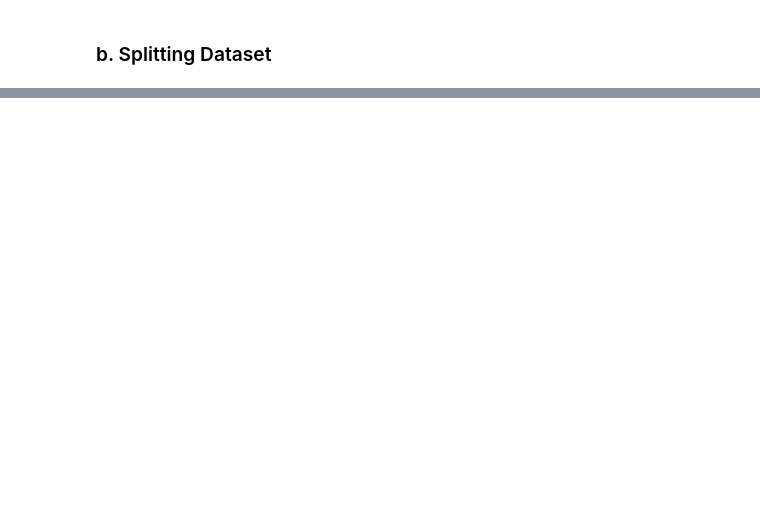
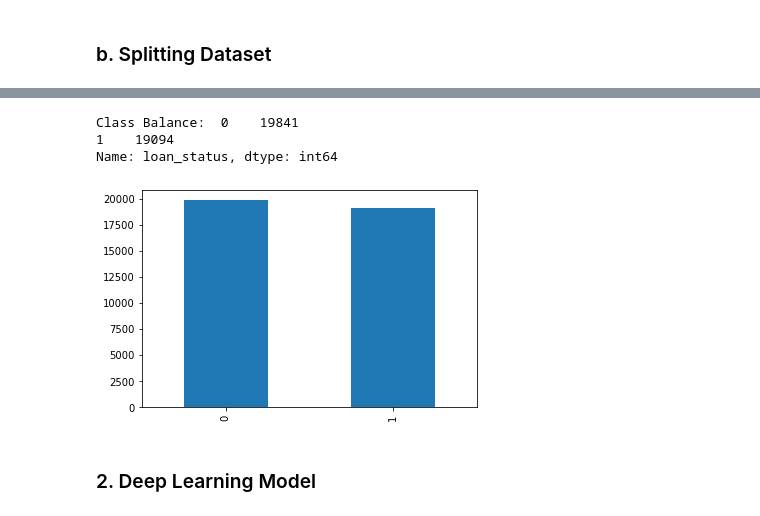
Before and after one commit to H8-Assignments-Bay/finpro-ftds-001-hck-ftds-001-hck-group-004, a Jupyter notebook: final_project_radyatra_sidharta.ipynb, the cells around one changed output, grey strips where cells are left out. Drawn from its saved outputs; the diff is of its cells as text; code cells hidden in the pictures; blank space fills up the shorter version.

```diff
--- a/final_project_radyatra_sidharta.ipynb
+++ b/final_project_radyatra_sidharta.ipynb
@@ -1337,0 +1780,15 @@ print('y_Test Size  : ', y_test.shape)
+# %%
+smote_T = SMOTETomek(tomek=TomekLinks(sampling_strategy='auto'))
+# %%
+X_train_bal, y_train_bal = smote_T.fit_resample(X_train_und, y_train_und)
+# %%
+# Displaying bar graph.
+y_train_bal.value_counts().plot(kind='bar')
+print("Class Balance: ", y_train_bal.value_counts())
+# %% [output]
+Class Balance:  0    19841
+1    19094
+Name: loan_status, dtype: int64
+[figure, added]
+# %% [markdown]
+### 2. Deep Learning Model
```
Also changed, not shown: parts of 156 cells of this notebook, 1 other file.
